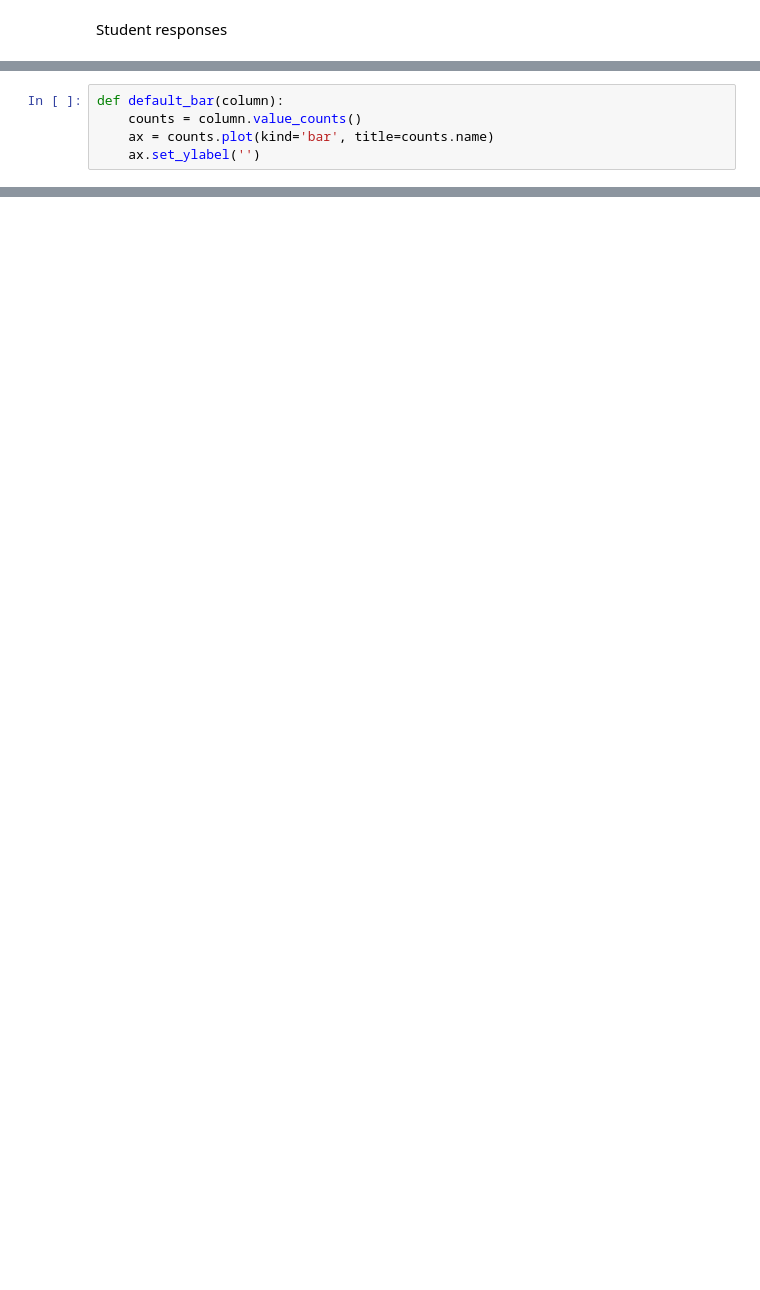
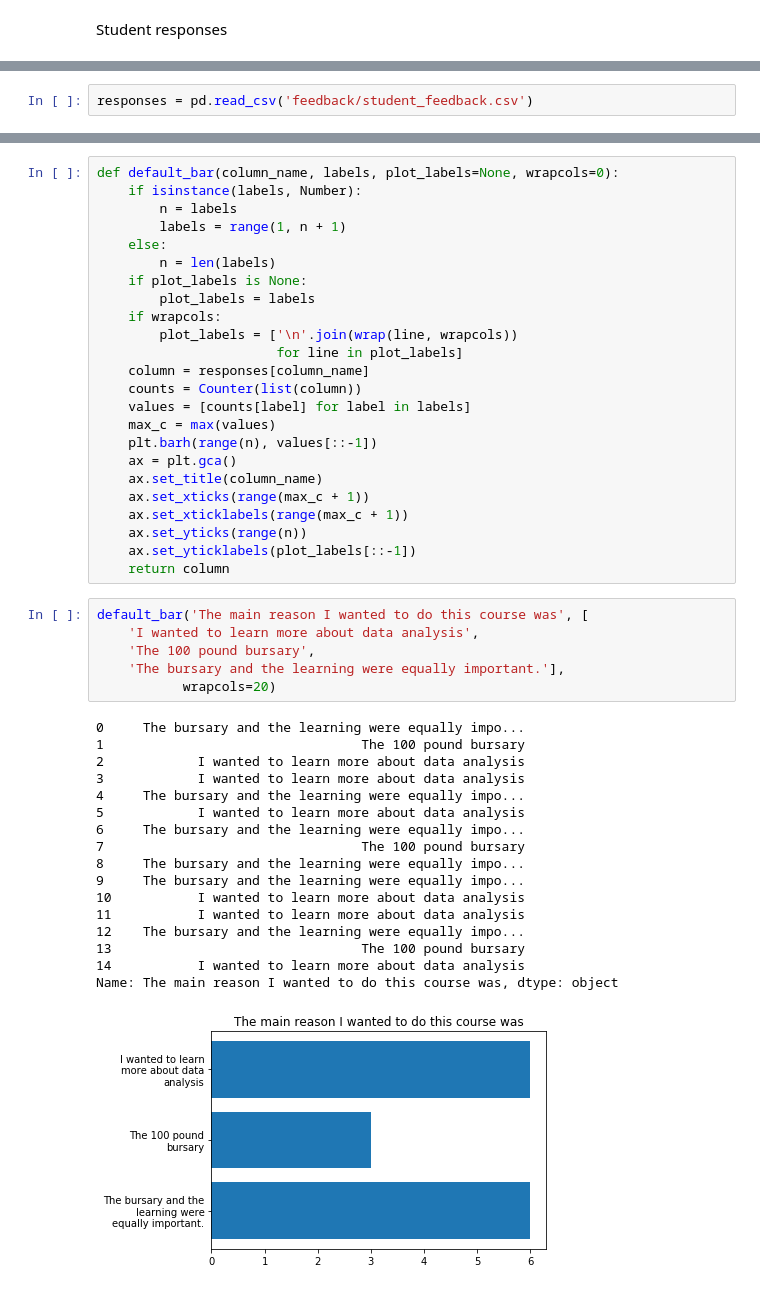
Before and after one commit to matthew-brett/les-pilot, a Jupyter notebook: report_for_course.ipynb, the cells around one changed output, grey strips where cells are left out. Cells and saved outputs as stored; diff of their text form; blank space fills up the shorter version.

Commit message:
Add feedback report.

```diff
--- a/report_for_course.ipynb
+++ b/report_for_course.ipynb
@@ -33,5 +2,0 @@ def default_pie(column):
-# %%
-def default_bar(column):
-    counts = column.value_counts()
-    ax = counts.plot(kind='bar', title=counts.name)
-    ax.set_ylabel('')
@@ -81,0 +8,2 @@ q3.plot?
+# %%
+responses = pd.read_csv('feedback/student_feedback.csv')
@@ -81,0 +14,48 @@ q3.plot?
+# %%
+def default_bar(column_name, labels, plot_labels=None, wrapcols=0):
+    if isinstance(labels, Number):
+        n = labels
+        labels = range(1, n + 1)
+    else:
+        n = len(labels)
+    if plot_labels is None:
+        plot_labels = labels
+    if wrapcols:
+        plot_labels = ['\n'.join(wrap(line, wrapcols))
+                       for line in plot_labels]
+    column = responses[column_name]
+    counts = Counter(list(column))
+    values = [counts[label] for label in labels]
+    max_c = max(values)
+    plt.barh(range(n), values[::-1])
+    ax = plt.gca()
+    ax.set_title(column_name)
+    ax.set_xticks(range(max_c + 1))
+    ax.set_xticklabels(range(max_c + 1))
+    ax.set_yticks(range(n))
+    ax.set_yticklabels(plot_labels[::-1])
+    return column
+# %%
+default_bar('The main reason I wanted to do this course was', [
+    'I wanted to learn more about data analysis',
+    'The 100 pound bursary',
+    'The bursary and the learning were equally important.'],
+           wrapcols=20)
+# %% [output]
+0     The bursary and the learning were equally impo...
+1                                 The 100 pound bursary
+2            I wanted to learn more about data analysis
+3            I wanted to learn more about data analysis
+4     The bursary and the learning were equally impo...
+5            I wanted to learn more about data analysis
+6     The bursary and the learning were equally impo...
+7                                 The 100 pound bursary
+8     The bursary and the learning were equally impo...
+9     The bursary and the learning were equally impo...
+10           I wanted to learn more about data analysis
+11           I wanted to learn more about data analysis
+12    The bursary and the learning were equally impo...
+13                                The 100 pound bursary
+14           I wanted to learn more about data analysis
+Name: The main reason I wanted to do this course was, dtype: object
+[figure, added]
```
Also changed, not shown: parts of 35 cells of this notebook, 5 other files.
